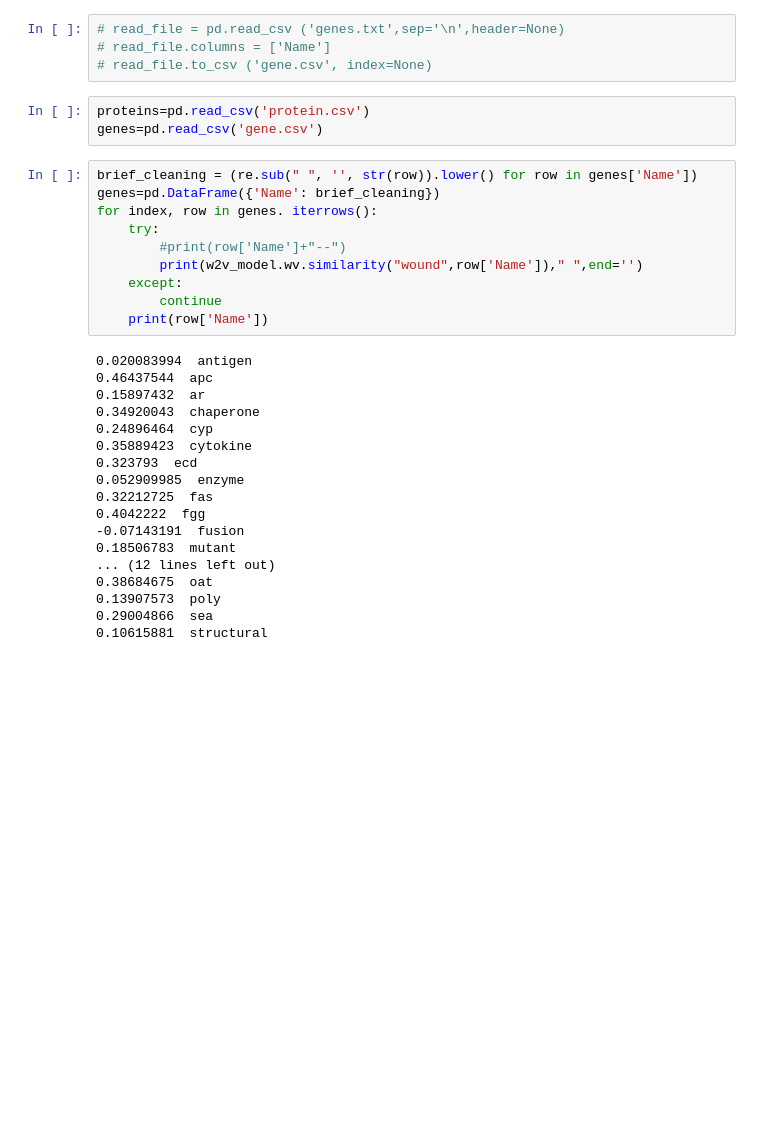
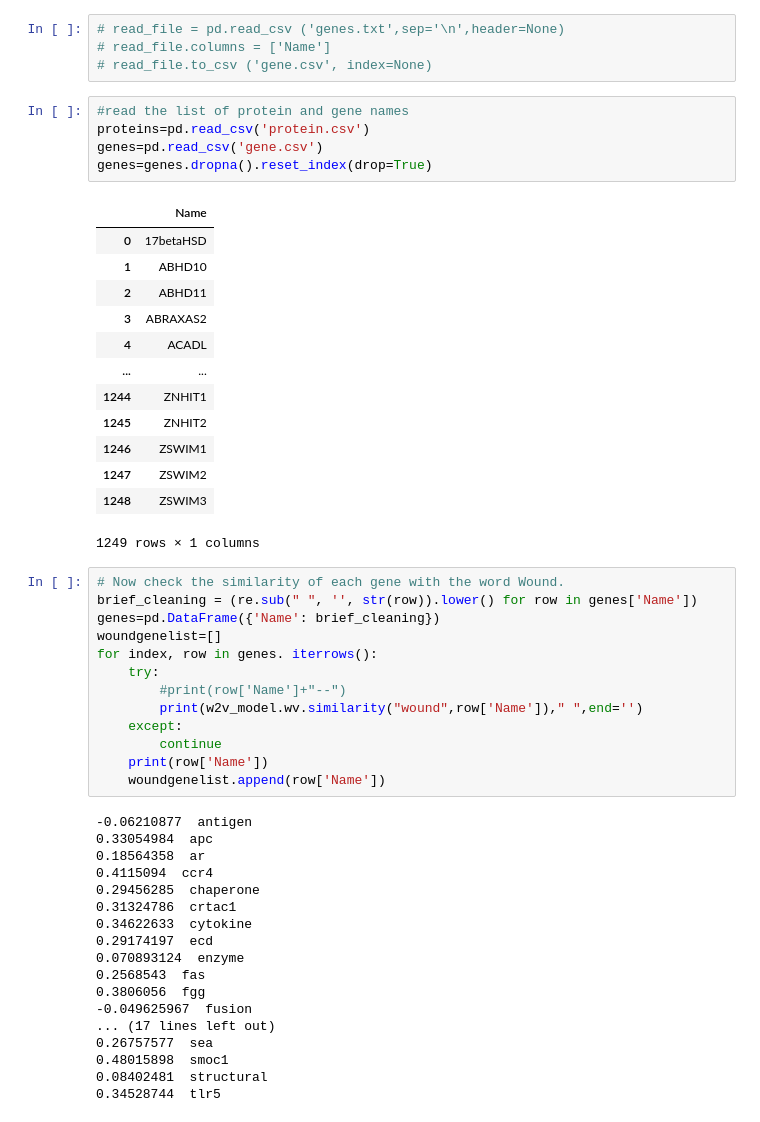
Before and after one commit to iamyoshita/data-mining-project, a Jupyter notebook: try1.ipynb, the cells around one changed output. Cells and saved outputs as stored; diff of their text form; blank space fills up the shorter version.

Commit message:
protein-gene-similarity

```diff
--- a/try1.ipynb
+++ b/try1.ipynb
@@ -172,11 +185,29 @@ w2v_model.wv.similarity("wound", 'healing')
 # read_file.columns = ['Name']
 # read_file.to_csv ('gene.csv', index=None)
 # %%
+#read the list of protein and gene names
 proteins=pd.read_csv('protein.csv')
 genes=pd.read_csv('gene.csv')
+genes=genes.dropna().reset_index(drop=True)
+# %% [output]
+|  | Name |
+| 0 | 17betaHSD |
+| 1 | ABHD10 |
+| 2 | ABHD11 |
+| 3 | ABRAXAS2 |
+| 4 | ACADL |
+| ... | ... |
+| 1244 | ZNHIT1 |
+| 1245 | ZNHIT2 |
+| 1246 | ZSWIM1 |
+| 1247 | ZSWIM2 |
+| 1248 | ZSWIM3 |
+1249 rows × 1 columns
 # %%
+# Now check the similarity of each gene with the word Wound.
 brief_cleaning = (re.sub(" ", '', str(row)).lower() for row in genes['Name'])
 genes=pd.DataFrame({'Name': brief_cleaning})
+woundgenelist=[]
 for index, row in genes. iterrows():
     try:
         #print(row['Name']+"--")
@@ -184,22 +215,23 @@ for index, row in genes. iterrows():
     except:
         continue
     print(row['Name'])
+    woundgenelist.append(row['Name'])
 # %% [output]
-0.020083994  antigen
-0.46437544  apc
-0.15897432  ar
-0.34920043  chaperone
-0.24896464  cyp
-0.35889423  cytokine
-0.323793  ecd
-0.052909985  enzyme
-0.32212725  fas
-0.4042222  fgg
--0.07143191  fusion
-0.18506783  mutant
-... (12 lines left out)
-0.38684675  oat
-0.13907573  poly
-0.29004866  sea
-0.10615881  structural
+-0.06210877  antigen
+0.33054984  apc
+0.18564358  ar
+0.4115094  ccr4
+0.29456285  chaperone
+0.31324786  crtac1
+0.34622633  cytokine
+0.29174197  ecd
+0.070893124  enzyme
+0.2568543  fas
+0.3806056  fgg
+-0.049625967  fusion
+... (17 lines left out)
+0.26757577  sea
+0.48015898  smoc1
+0.08402481  structural
+0.34528744  tlr5
 # %%
```
Also changed, not shown: parts of 6 cells of this notebook, 1 other file.
